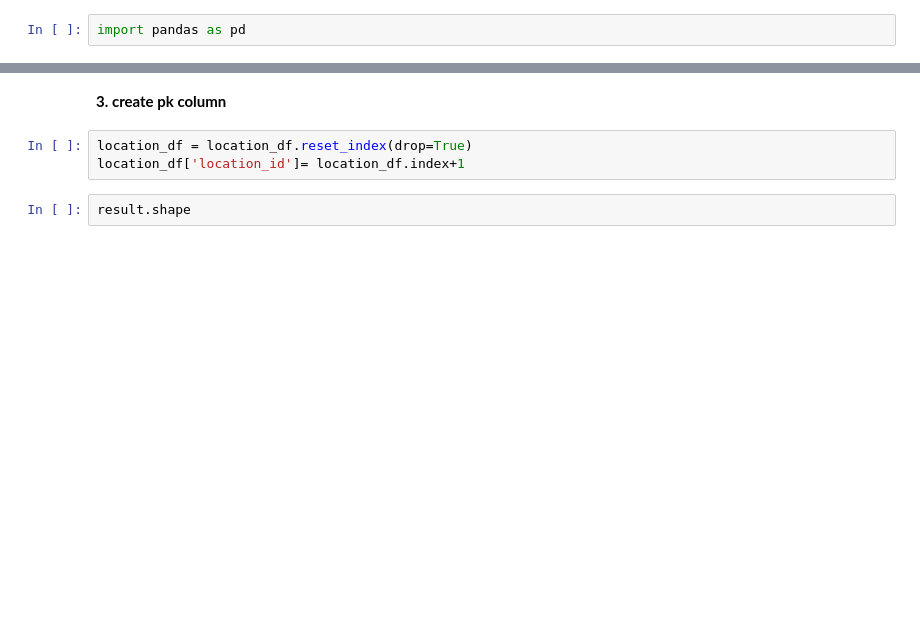
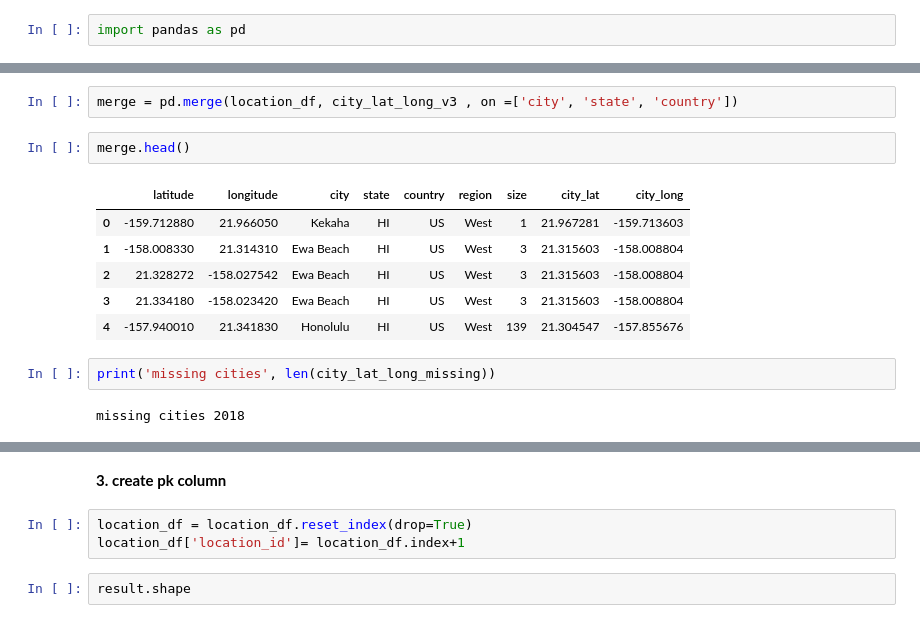
Before and after one commit to hicranA/partsUnlimitedDW, a Jupyter notebook: etl_ev_car_population.ipynb, the cells around one changed output, grey strips where cells are left out. Drawn from its saved outputs; the diff is of its cells as text; blank space fills up the shorter version.

```diff
--- a/etl_ev_car_population.ipynb
+++ b/etl_ev_car_population.ipynb
@@ -636,0 +628,15 @@ city_lat_long_v3.to_pickle('df_cities2.pkl')
+# %%
+merge = pd.merge(location_df, city_lat_long_v3 , on =['city', 'state', 'country'])
+# %%
+merge.head()
+# %% [output]
+|  | latitude | longitude | city | state | country | region | size | city_lat | city_long |
+| 0 | -159.712880 | 21.966050 | Kekaha | HI | US | West | 1 | 21.967281 | -159.713603 |
+| 1 | -158.008330 | 21.314310 | Ewa Beach | HI | US | West | 3 | 21.315603 | -158.008804 |
+| 2 | 21.328272 | -158.027542 | Ewa Beach | HI | US | West | 3 | 21.315603 | -158.008804 |
+| 3 | 21.334180 | -158.023420 | Ewa Beach | HI | US | West | 3 | 21.315603 | -158.008804 |
+| 4 | -157.940010 | 21.341830 | Honolulu | HI | US | West | 139 | 21.304547 | -157.855676 |
+# %%
+print('missing cities', len(city_lat_long_missing))
+# %% [output]
+missing cities 2018
```
Also changed, not shown: parts of 38 cells of this notebook, 4 other files.
